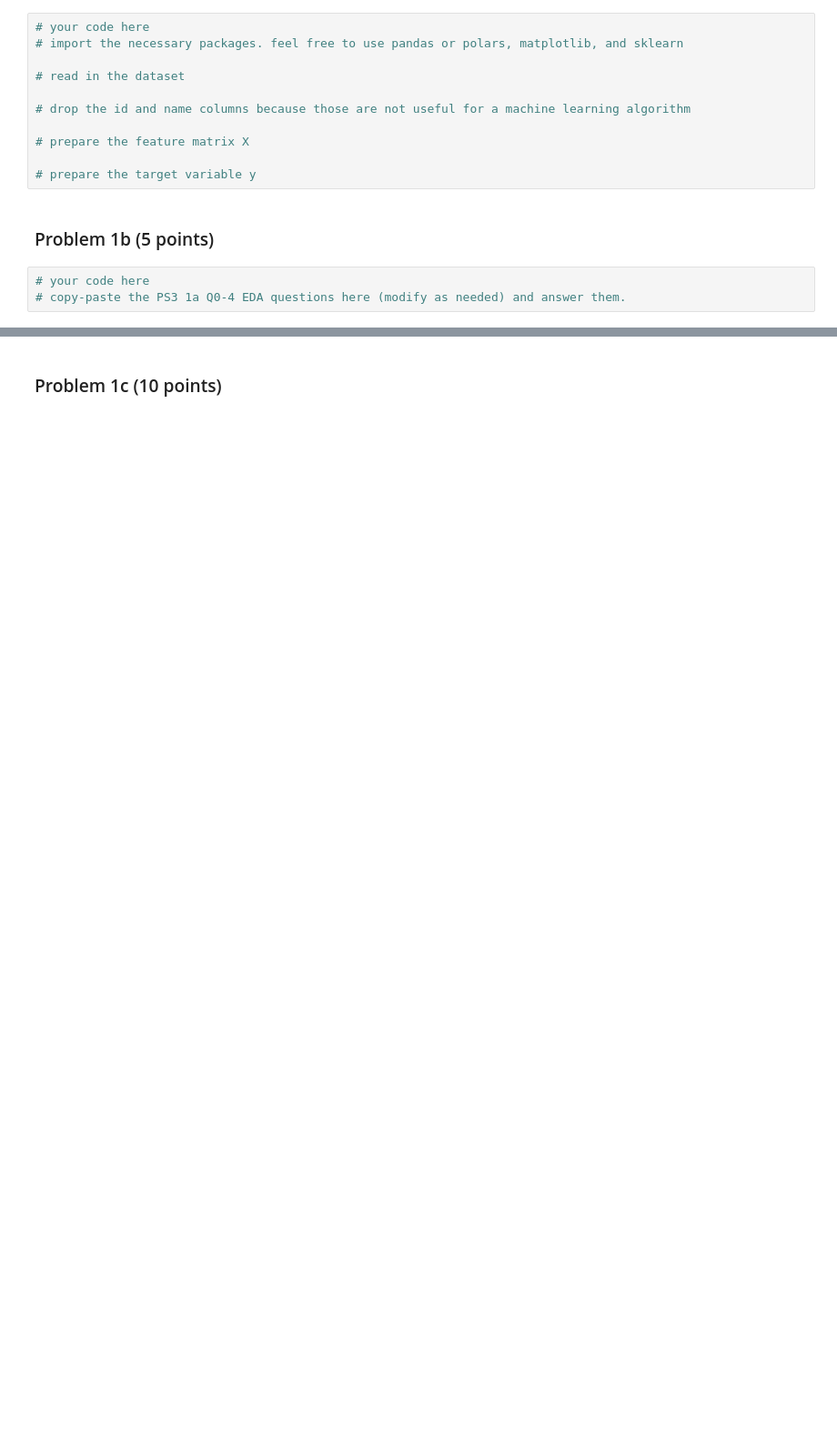
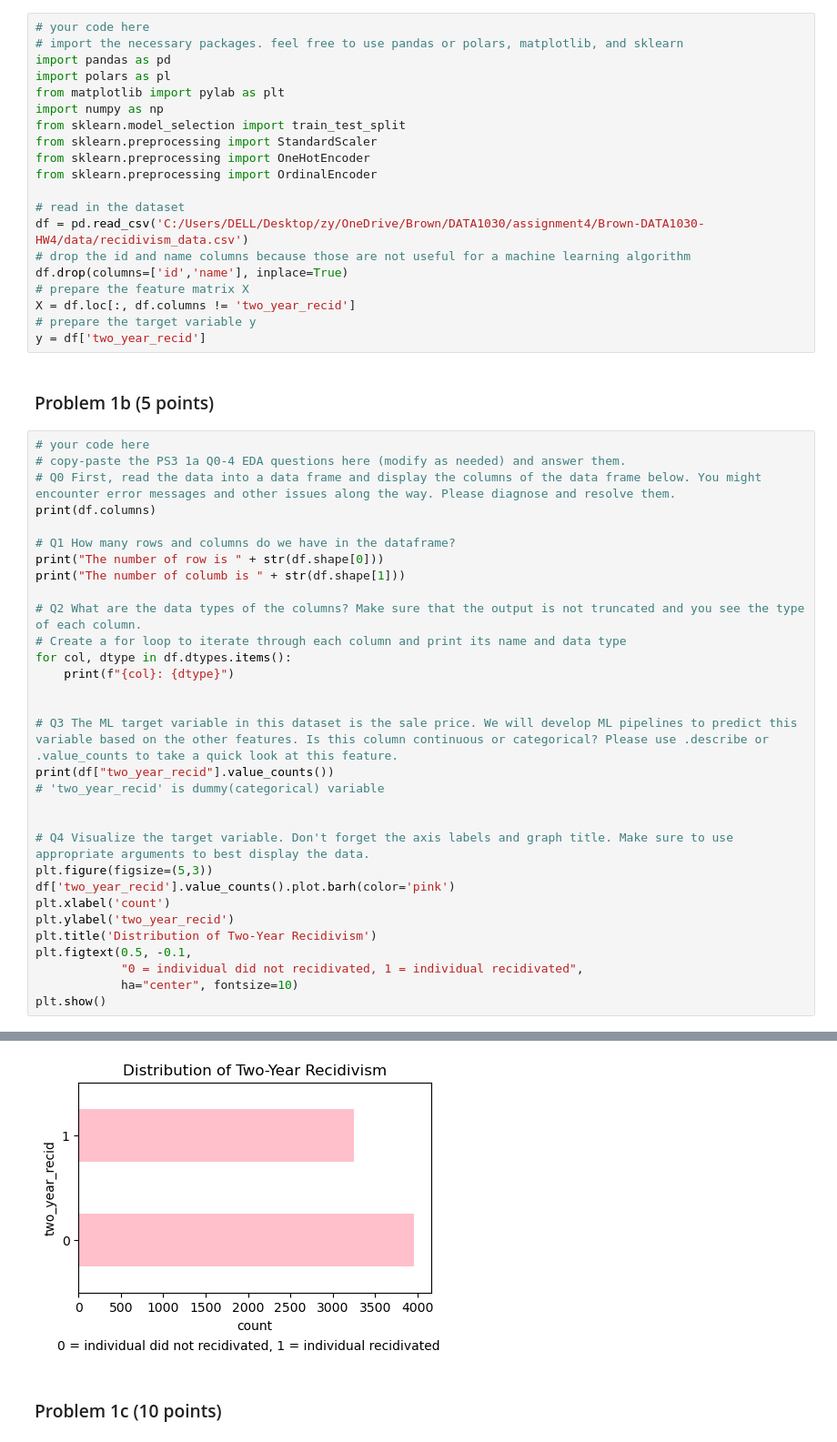
Before and after one commit to IsabellaTan/Brown-DATA1030-HW4, a Jupyter notebook: PS4.ipynb, the cells around one changed output, grey strips where cells are left out. Shown at 91% size. Saved outputs shown, nothing was run; the diff lists cells and outputs as text; blank space fills up the shorter version.

```diff
--- a/PS4.ipynb
+++ b/PS4.ipynb
@@ -76,16 +87,54 @@ You will read in the dataset, prepare the feature matrix and the target variable
 # %%
 # your code here
 # import the necessary packages. feel free to use pandas or polars, matplotlib, and sklearn
+import pandas as pd
+import polars as pl
+from matplotlib import pylab as plt
+import numpy as np
+from sklearn.model_selection import train_test_split
+from sklearn.preprocessing import StandardScaler
+from sklearn.preprocessing import OneHotEncoder
+from sklearn.preprocessing import OrdinalEncoder
 
 # read in the dataset
-
+df = pd.read_csv('C:/Users/DELL/Desktop/zy/OneDrive/Brown/DATA1030/assignment4/Brown-DATA1030-HW4/data/recidivism_data.csv')
 # drop the id and name columns because those are not useful for a machine learning algorithm
-
+df.drop(columns=['id','name'], inplace=True)
 # prepare the feature matrix X
-
+X = df.loc[:, df.columns != 'two_year_recid']
 # prepare the target variable y
+y = df['two_year_recid']
 # %% [markdown]
 ### Problem 1b (5 points)
 # %%
 # your code here
 # copy-paste the PS3 1a Q0-4 EDA questions here (modify as needed) and answer them.
+# Q0 First, read the data into a data frame and display the columns of the data frame below. You might encounter error messages and other issues along the way. Please diagnose and resolve them.
+print(df.columns)
+
+# Q1 How many rows and columns do we have in the dataframe?
+print("The number of row is " + str(df.shape[0]))
+print("The number of columb is " + str(df.shape[1]))
+
+# Q2 What are the data types of the columns? Make sure that the output is not truncated and you see the type of each column.
+# Create a for loop to iterate through each column and print its name and data type
+for col, dtype in df.dtypes.items():
+    print(f"{col}: {dtype}")
+
+
+# Q3 The ML target variable in this dataset is the sale price. We will develop ML pipelines to predict this variable based on the other features. Is this column continuous or categorical? Please use .describe or .value_counts to take a quick look at this feature.
+print(df["two_year_recid"].value_counts())
+# 'two_year_recid' is dummy(categorical) variable
+
+
+# Q4 Visualize the target variable. Don't forget the axis labels and graph title. Make sure to use appropriate arguments to best display the data.
+plt.figure(figsize=(5,3))
+df['two_year_recid'].value_counts().plot.barh(color='pink')
+plt.xlabel('count')
+plt.ylabel('two_year_recid')
+plt.title('Distribution of Two-Year Recidivism')
+plt.figtext(0.5, -0.1,
+            "0 = individual did not recidivated, 1 = individual recidivated",
+            ha="center", fontsize=10)
+plt.show()
+# %% [output]
@@ -92,3 +158,4 @@ You will read in the dataset, prepare the feature matrix and the target variable
+[figure, added]
 # %% [markdown]
 ### Problem 1c (10 points)
 # %%
```
Also changed, not shown: parts of 8 cells of this notebook.
